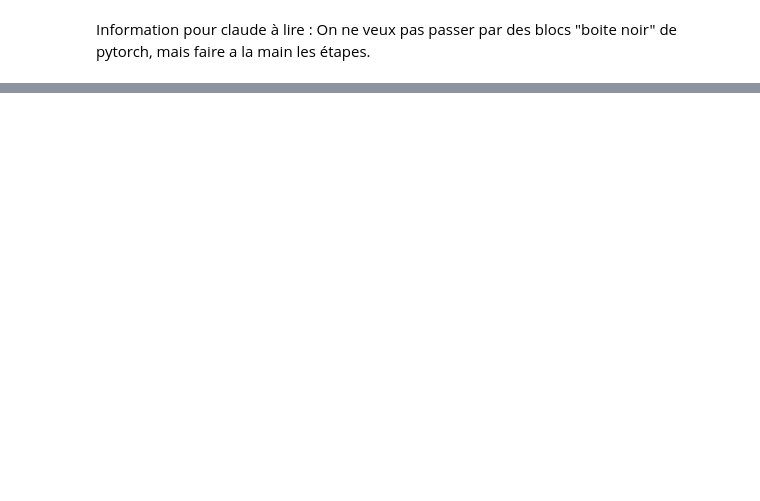
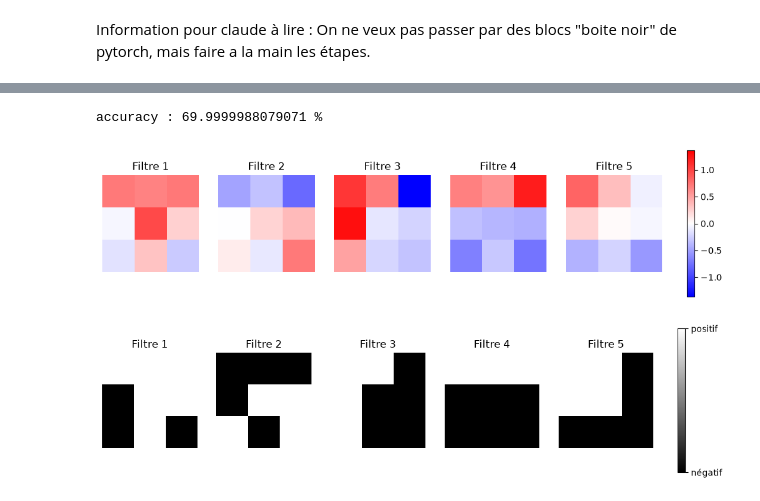
Before and after one commit to tbessadet/Python-projet-perso, a Jupyter notebook: CNN.ipynb, the cells around one changed output, grey strips where cells are left out. Cells and saved outputs as stored; diff of their text form; code cells hidden in the pictures; blank space fills up the shorter version.

```diff
--- a/CNN.ipynb
+++ b/CNN.ipynb
@@ -421,0 +383,53 @@ tensor([ 0.4736,  0.7397, -0.0315,  0.3377,  0.2653,  0.3977, -0.2687,  0.5517,
+# %%
+c1 = Conv(C_in=1,C_out=5,kernel=3,stride=1,padding='valid')
+a1 = ReLu()
+m1 = MaxPool(kernel=2,stride=2)
+m2 = MaxPool(kernel=3, stride=2)
+f1 = Flatten()
+d1 = Dense(n_out=10)    # MNIST : 10 classes (chiffres 0 à 9)
+
+couches = [c1, a1, m1, m2, f1, d1]  # m1 et m2 diminue accuracy de 82 à 70%
+model = Modele(couches, input_shape=(1, 28, 28), EPOCH=50)
+# model.forward(images)
+# model.parameters()
+
+model.fit(X_train, y_train)
+yhat = model.predict(X_test)
+# %%
+print("accuracy :",model.accuracy(yhat, y_test).item() * 100, "%")
+# %% [output]
+accuracy : 69.9999988079071 %
+# %%
+def plot_filtres(model, mode="brut", canal=0):
+    """
+    mode : "brut"  -> poids appris tels quels (colormap divergente centrée sur 0)
+           "signe" -> 0 si poids < 0, 1 si poids >= 0
+    canal : canal d'entrée affiché (0 si une seule entrée)
+    """
+    w = model.parameters()[0].detach()          # (n_filtres, c_in, kh, kw)
+
+    if mode == "brut":
+        vmax = w.abs().max().item()
+        data, cmap, vmin, vmax = w, "bwr", -vmax, vmax
+    elif mode == "signe":
+        data, cmap, vmin, vmax = (w >= 0).float(), "gray", 0, 1
+    else:
+        raise ValueError("mode doit être 'brut' ou 'signe'")
+
+    n = len(w)
+    fig, axes = plt.subplots(1, n, figsize=(2.5 * n, 3), squeeze=False)
+    for i, ax in enumerate(axes[0]):
+        im = ax.imshow(data[i, canal], cmap=cmap, vmin=vmin, vmax=vmax)
+        ax.set_title(f"Filtre {i + 1}")
+        ax.axis("off")
+
+    cb = fig.colorbar(im, ax=axes.ravel().tolist(), fraction=0.046, pad=0.04)
+    if mode == "signe":
+        cb.set_ticks([0, 1]); cb.set_ticklabels(["négatif", "positif"])
+    plt.show()
+
+plot_filtres(model, mode="brut")
+plot_filtres(model, mode="signe")
+# %% [output]
+[figure, added]
+[figure, added]
```
Also changed, not shown: parts of 6 cells of this notebook.
